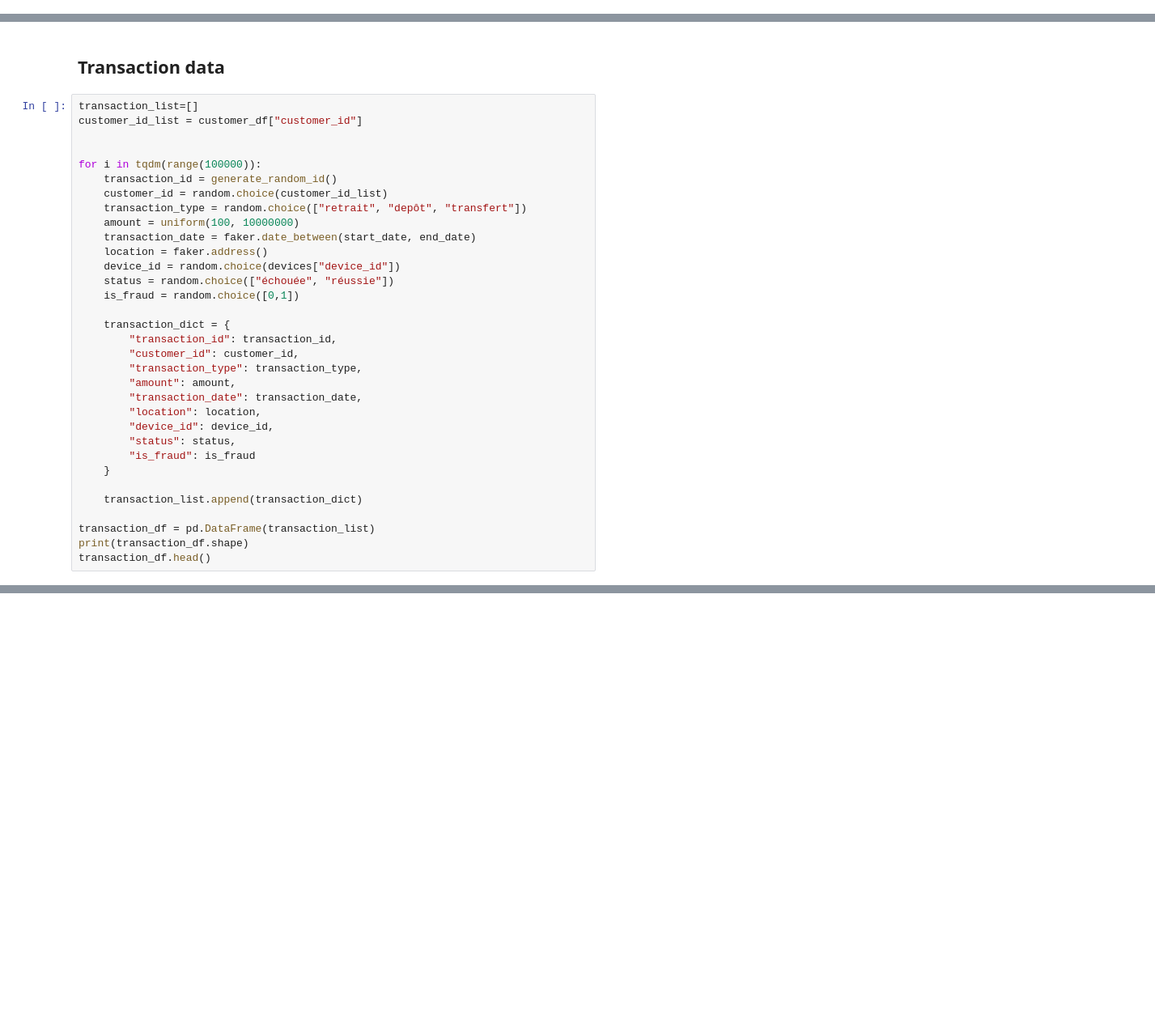
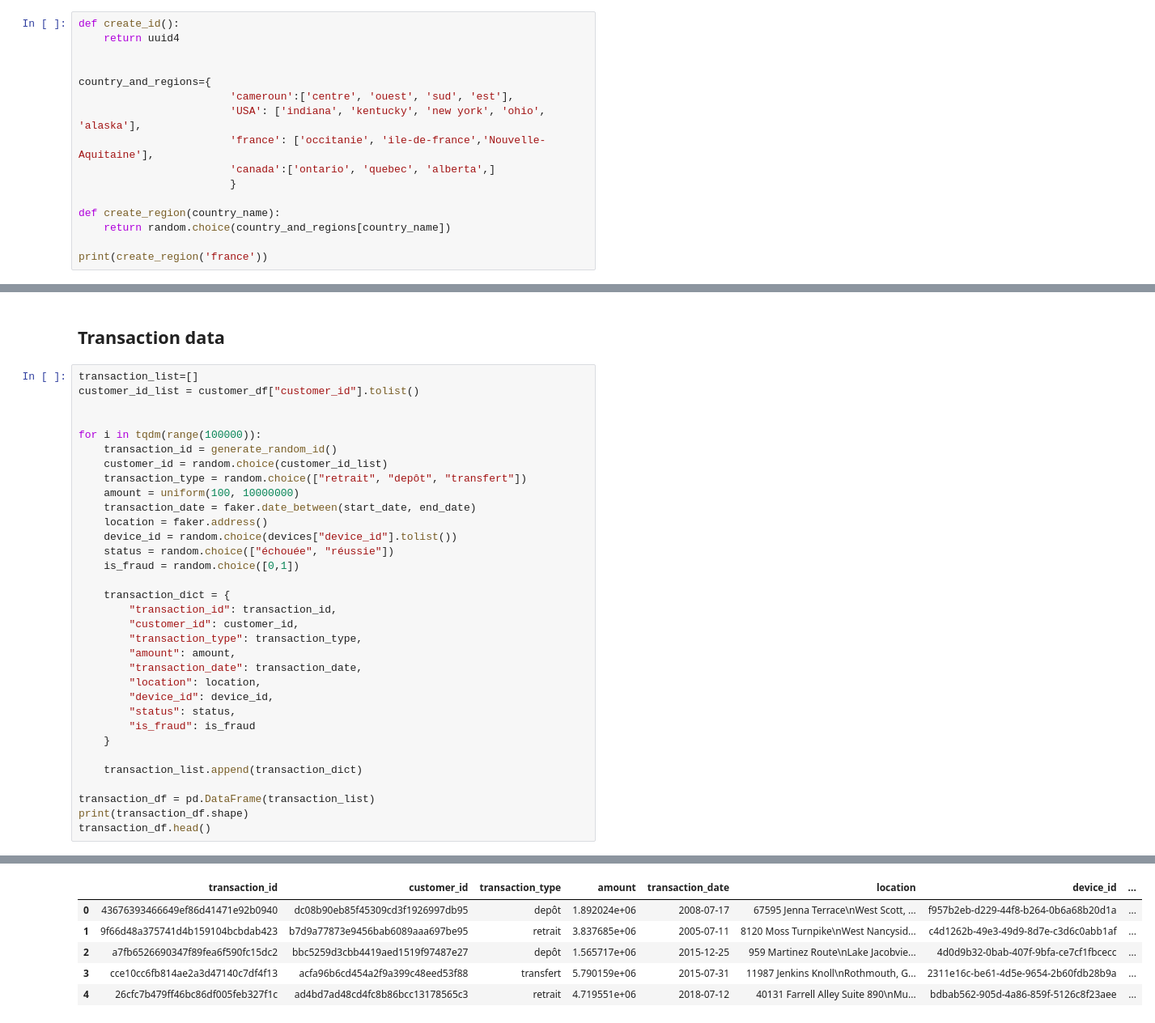
Before and after one commit to Anaaurelle237/AI_Summer_projet_8, a Jupyter notebook: notebooks/create_table.ipynb, the cells around one changed output, grey strips where cells are left out. Shown at 81% size. Cells and saved outputs as stored; diff of their text form; blank space fills up the shorter version.

```diff
--- a/notebooks/create_table.ipynb
+++ b/notebooks/create_table.ipynb
@@ -45,3 +54,19 @@ city_top5 = cameroon_cities.head(5)
 city_top10 = cameroon_cities.head(10)
 # %% [markdown]
 # Region
+# %%
+def create_id():
+    return uuid4
+
+
+country_and_regions={
+                        'cameroun':['centre', 'ouest', 'sud', 'est'],
+                        'USA': ['indiana', 'kentucky', 'new york', 'ohio', 'alaska'],
+                        'france': ['occitanie', 'ile-de-france','Nouvelle-Aquitaine'],
+                        'canada':['ontario', 'quebec', 'alberta',]
+                        }
+
+def create_region(country_name):
+    return random.choice(country_and_regions[country_name])
+
+print(create_region('france'))
@@ -188,7 +280,7 @@ devices.to_csv('../Data/Train/devices.csv')
 ## Transaction data
 # %%
 transaction_list=[]
-customer_id_list = customer_df["customer_id"]
+customer_id_list = customer_df["customer_id"].tolist()
 
 
 for i in tqdm(range(100000)):
@@ -198,7 +290,7 @@ for i in tqdm(range(100000)):
     amount = uniform(100, 10000000)
     transaction_date = faker.date_between(start_date, end_date)
     location = faker.address()
-    device_id = random.choice(devices["device_id"])
+    device_id = random.choice(devices["device_id"].tolist())
     status = random.choice(["échouée", "réussie"])
     is_fraud = random.choice([0,1])
 
@@ -219,3 +311,4 @@ for i in tqdm(range(100000)):
 transaction_df = pd.DataFrame(transaction_list)
 print(transaction_df.shape)
 transaction_df.head()
+# %% [output]
@@ -222 +316,7 @@ transaction_df.head()
+|  | transaction_id | customer_id | transaction_type | amount | transaction_date | location | device_id | ... |
+| 0 | 43676393466649ef86d41471e92b0940 | dc08b90eb85f45309cd3f1926997db95 | depôt | 1.892024e+06 | 2008-07-17 | 67595 Jenna Terrace\nWest Scott, ... | f957b2eb-d229-44f8-b264-0b6a68b20d1a | ... |
+| 1 | 9f66d48a375741d4b159104bcbdab423 | b7d9a77873e9456bab6089aaa697be95 | retrait | 3.837685e+06 | 2005-07-11 | 8120 Moss Turnpike\nWest Nancysid... | c4d1262b-49e3-49d9-8d7e-c3d6c0abb1af | ... |
+| 2 | a7fb6526690347f89fea6f590fc15dc2 | bbc5259d3cbb4419aed1519f97487e27 | depôt | 1.565717e+06 | 2015-12-25 | 959 Martinez Route\nLake Jacobvie... | 4d0d9b32-0bab-407f-9bfa-ce7cf1fbcecc | ... |
+| 3 | cce10cc6fb814ae2a3d47140c7df4f13 | acfa96b6cd454a2f9a399c48eed53f88 | transfert | 5.790159e+06 | 2015-07-31 | 11987 Jenkins Knoll\nRothmouth, G... | 2311e16c-be61-4d5e-9654-2b60fdb28b9a | ... |
+| 4 | 26cfc7b479ff46bc86df005feb327f1c | ad4bd7ad48cd4fc8b86bcc13178565c3 | retrait | 4.719551e+06 | 2018-07-12 | 40131 Farrell Alley Suite 890\nMu... | bdbab562-905d-4a86-859f-5126c8f23aee | ... |
 # %%
```
Also changed, not shown: parts of 21 cells of this notebook, 1 other file.
